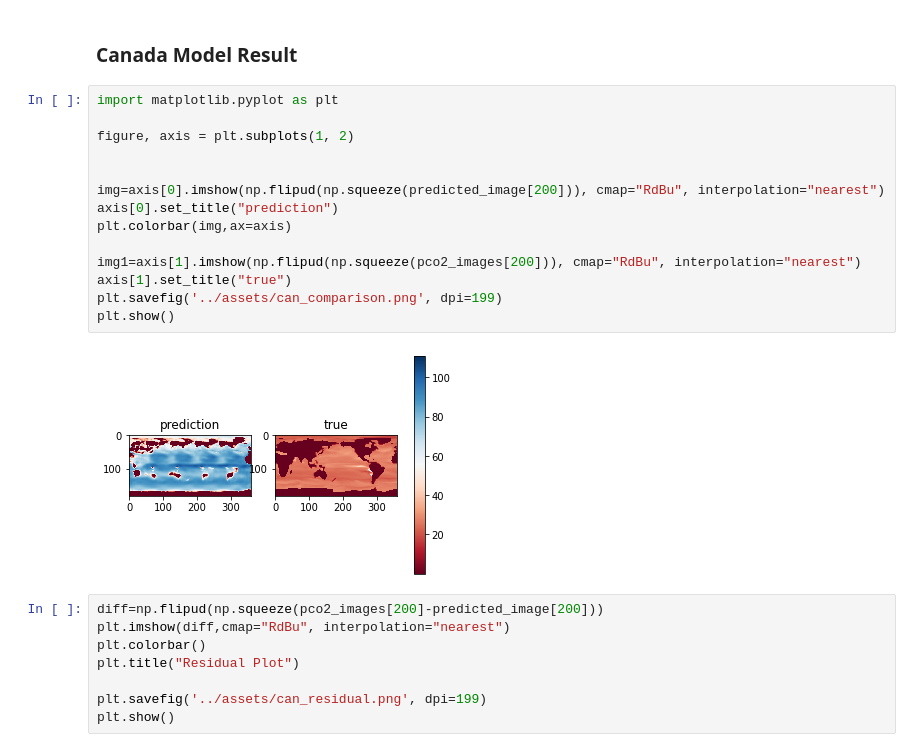
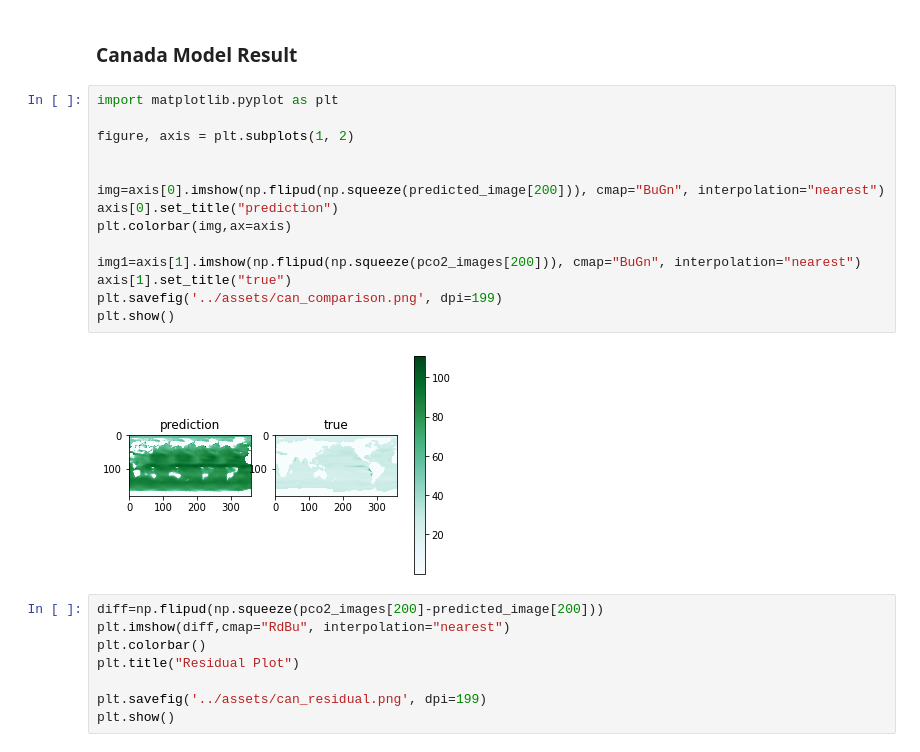
Before and after one commit to sk981102/ocean_co2, a Jupyter notebook: notebooks/unseen_data.ipynb, the cells around one changed output. Cells and saved outputs as stored; diff of their text form.

Commit message:
better graphs

```diff
--- a/notebooks/unseen_data.ipynb
+++ b/notebooks/unseen_data.ipynb
@@ -126,19 +159,19 @@ predicted_image=best_model.predict(X,verbose=1)
 # %%
 import matplotlib.pyplot as plt
 
 figure, axis = plt.subplots(1, 2)
 
 
-img=axis[0].imshow(np.flipud(np.squeeze(predicted_image[200])), cmap="RdBu", interpolation="nearest")
+img=axis[0].imshow(np.flipud(np.squeeze(predicted_image[200])), cmap="BuGn", interpolation="nearest")
 axis[0].set_title("prediction")
 plt.colorbar(img,ax=axis)
 
-img1=axis[1].imshow(np.flipud(np.squeeze(pco2_images[200])), cmap="RdBu", interpolation="nearest")
+img1=axis[1].imshow(np.flipud(np.squeeze(pco2_images[200])), cmap="BuGn", interpolation="nearest")
 axis[1].set_title("true")
 plt.savefig('../assets/can_comparison.png', dpi=199)
 plt.show()
 # %% [output]
-[figure, old version]
+[figure, new version]
 # %%
 diff=np.flipud(np.squeeze(pco2_images[200]-predicted_image[200]))
 plt.imshow(diff,cmap="RdBu", interpolation="nearest")
```
Also changed, not shown: parts of 18 cells of this notebook, 5 other files.
